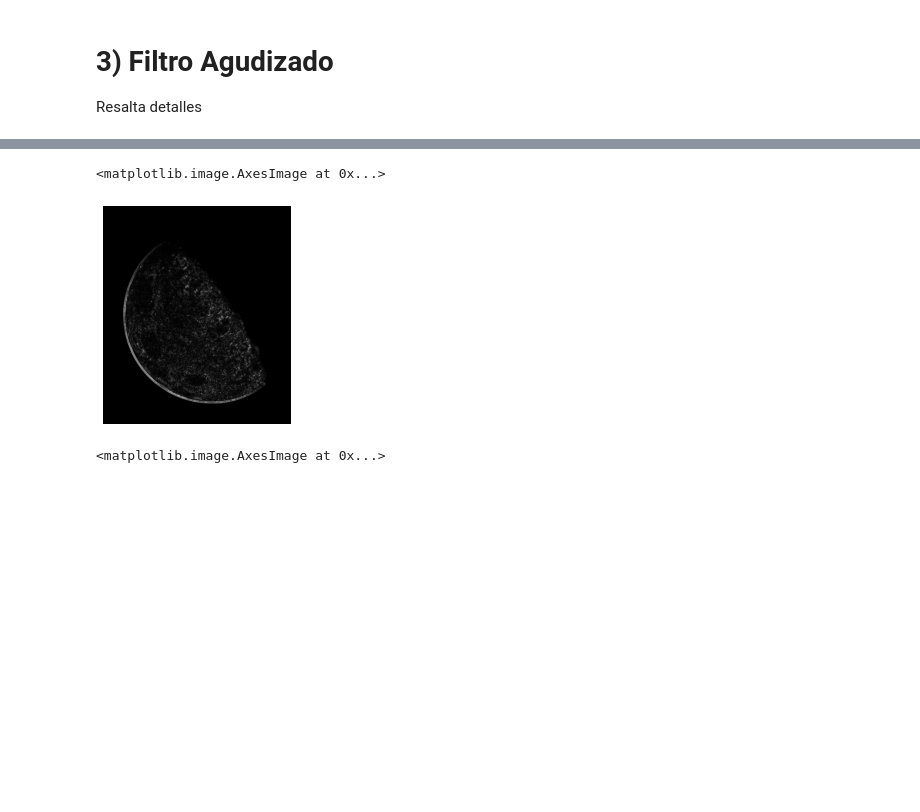
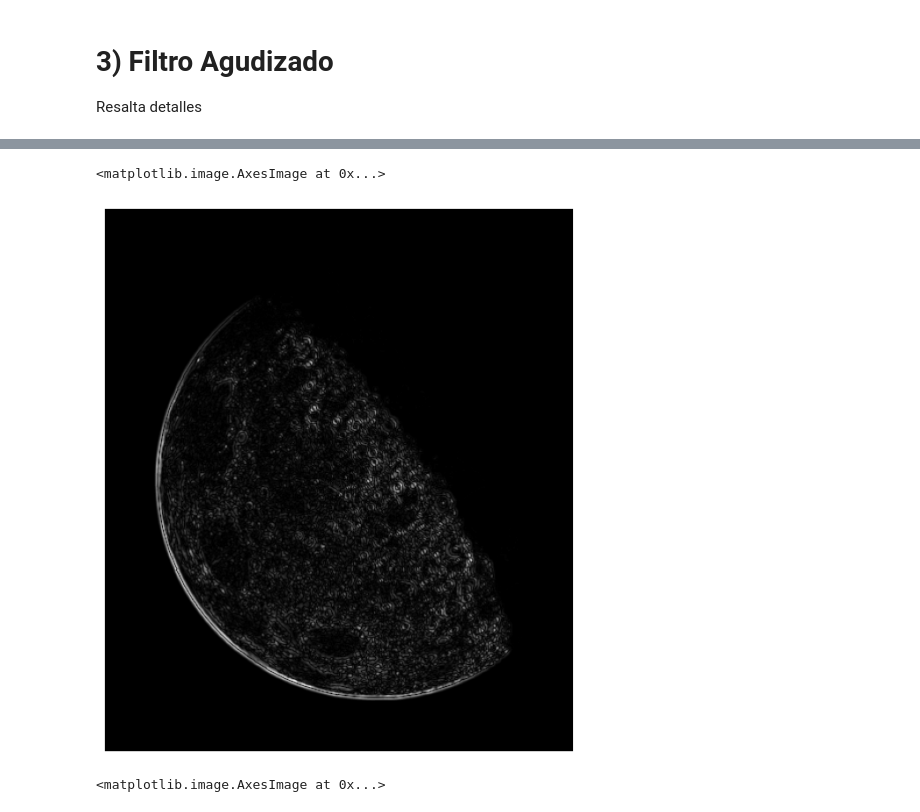
Before and after one commit to joseramoniglesias/EL442_Tratamiento_Senales, a Jupyter notebook: clases/Cap03_Mejoramiento_Espacial/Matlab_Python/TRAT03_Filtros_Mascaras.ipynb, the cells around one changed output, grey strips where cells are left out. Cells and saved outputs as stored; diff of their text form; code cells hidden in the pictures; blank space fills up the shorter version.

```diff
--- a/clases/Cap03_Mejoramiento_Espacial/Matlab_Python/TRAT03_Filtros_Mascaras.ipynb
+++ b/clases/Cap03_Mejoramiento_Espacial/Matlab_Python/TRAT03_Filtros_Mascaras.ipynb
@@ -193,17 +206,18 @@ plt.imshow(L,cmap='gray')
 # %%
 # Pasa Altos
 Id = I.astype(float)
 Ld = L.astype(float)
 Hd = Id-Ld
 
 H = np.abs(Hd)
 H = H-np.min(H)
 H = H/np.max(H)*255
+plt.figure(figsize=(8,8))
 plt.axis('off')
 plt.imshow(H,cmap='gray')
 # %% [output]
 <matplotlib.image.AxesImage at 0x...>
-[figure, old version]
+[figure, new version]
 # %%
 # Agudizacion: se resaltan los pixeles del pasa altos
 Jd = Id + 3*Hd
```
Also changed, not shown: parts of 10 cells of this notebook, 1 other file.
